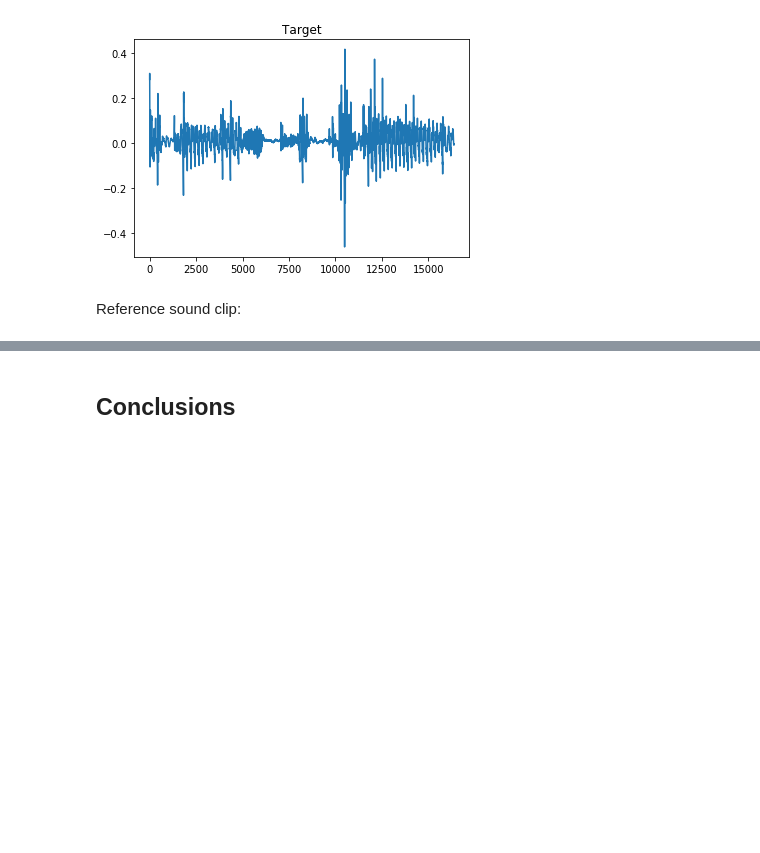
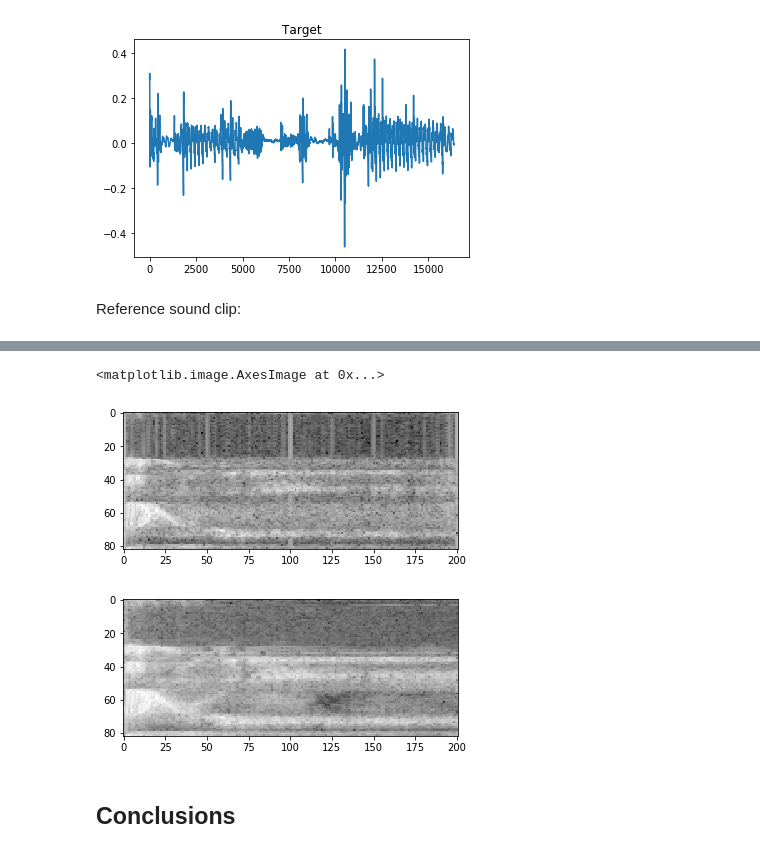
Before and after one commit to dvisockas/norse, a Jupyter notebook: main.ipynb, the cells around one changed output, grey strips where cells are left out. Cells and saved outputs as stored; diff of their text form; code cells hidden in the pictures; blank space fills up the shorter version.

```diff
--- a/main.ipynb
+++ b/main.ipynb
@@ -30,6 +30,8 @@ import torch.nn.functional as F
 import torchaudio
 from tqdm.notebook import trange, tqdm
 from IPython.display import Audio
+# %%
+torchaudio.set_audio_backend('sox_io')
 # %%
 if torch.backends.cudnn.enabled and torch.cuda.is_available():
     print('CUDA is ready!')
@@ -196,3 +217,15 @@ Audio(ref, rate=16000)
+# %%
+specgram = torchaudio.transforms.Spectrogram()(torch.tensor(ref).T)
+plt.figure()
+plt.imshow(specgram.T.log2().numpy(), cmap='gray')
+
+specgram = torchaudio.transforms.Spectrogram()(torch.tensor(target).T)
+plt.figure()
+plt.imshow(specgram.T.log2().numpy(), cmap='gray')
+# %% [output]
+<matplotlib.image.AxesImage at 0x...>
+[figure, added]
+[figure, added]
 # %% [markdown]
 ## Conclusions
 # %% [markdown]
```
Also changed, not shown: parts of 8 cells of this notebook, 8 other files.
